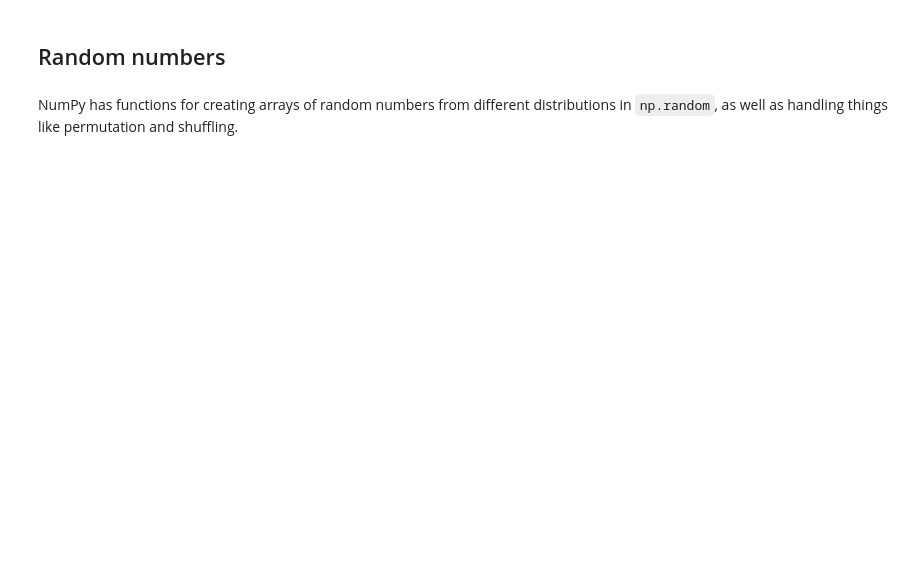
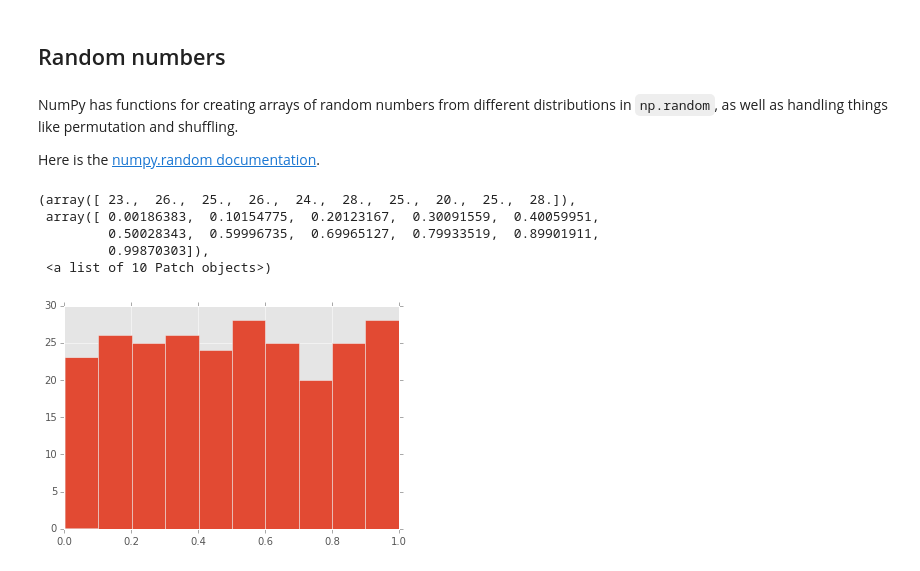
Before and after one commit to calpolydatascience/data301, a Jupyter notebook: Content/Numpy/NumPy.ipynb, the cells around one changed output. Cells and saved outputs as stored; diff of their text form; code cells hidden in the pictures; blank space fills up the shorter version.

```diff
--- a/Content/Numpy/NumPy.ipynb
+++ b/Content/Numpy/NumPy.ipynb
@@ -238,3 +626,5 @@ c = np.random.rand(2000,2000)
 ## Random numbers
 # %% [markdown]
 NumPy has functions for creating arrays of random numbers from different distributions in `np.random`, as well as handling things like permutation and shuffling.
+
+Here is the [numpy.random documentation](http://docs.scipy.org/doc/numpy/reference/routines.random.html).
@@ -242,0 +631,9 @@ np.random.
+# %%
+plt.hist(np.random.random(250))
+# %% [output]
+(array([ 23.,  26.,  25.,  26.,  24.,  28.,  25.,  20.,  25.,  28.]),
+ array([ 0.00186383,  0.10154775,  0.20123167,  0.30091559,  0.40059951,
+         0.50028343,  0.59996735,  0.69965127,  0.79933519,  0.89901911,
+         0.99870303]),
+ <a list of 10 Patch objects>)
+[figure, added]
```
Also changed, not shown: parts of 154 cells of this notebook, 4 other files.
